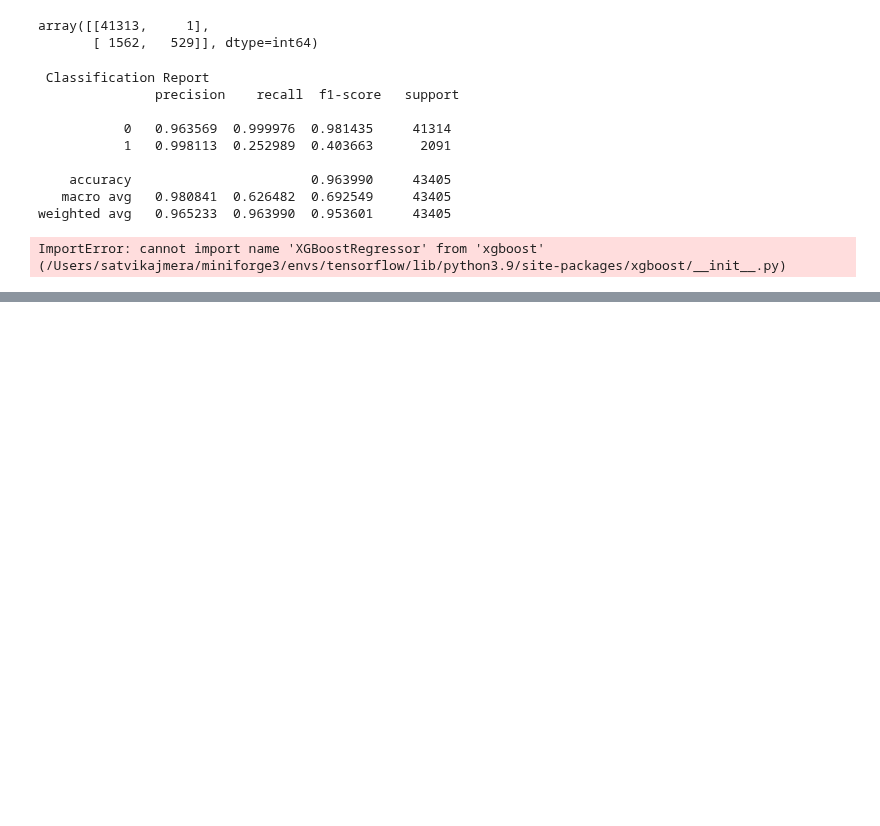
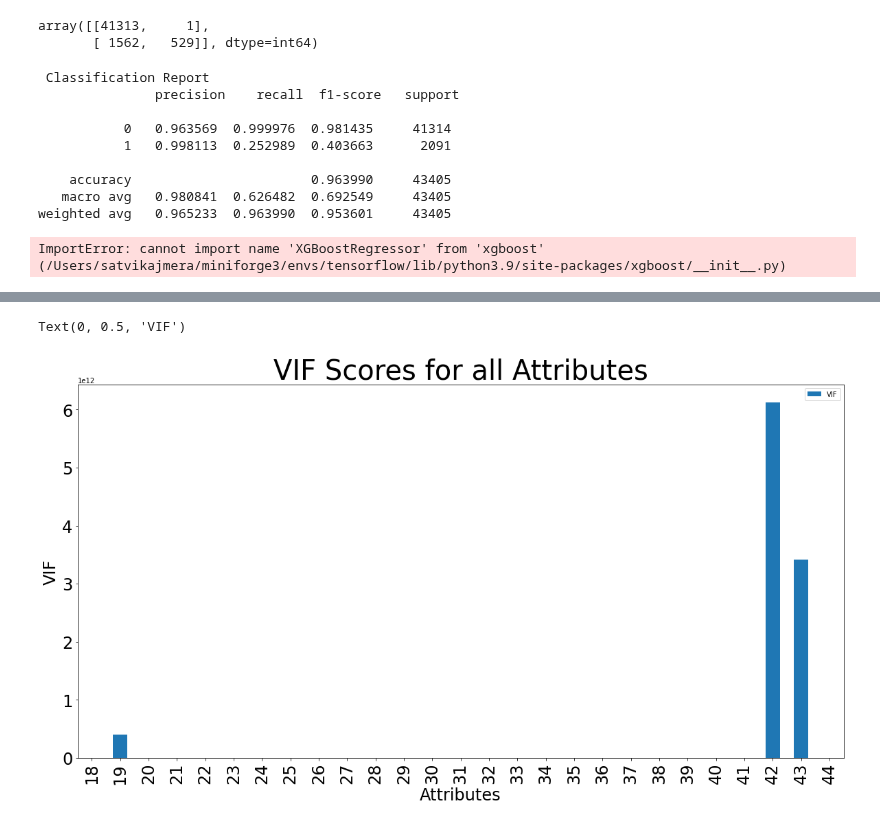
Before and after one commit to scottdyl/qtw, a Jupyter notebook: case study 4/Model_D_V2.ipynb, the cells around one changed output, grey strips where cells are left out. Saved outputs shown, nothing was run; the diff lists cells and outputs as text; code cells hidden in the pictures; blank space fills up the shorter version.

```diff
--- a/case study 4/Model_D_V2.ipynb
+++ b/case study 4/Model_D_V2.ipynb
@@ -264,3 +267,16 @@ weighted avg   0.965233  0.963990  0.953601     43405
 from xgboost import XGBoostRegressor
 # %% [output]
 ImportError: cannot import name 'XGBoostRegressor' from 'xgboost' (/Users/satvikajmera/miniforge3/envs/tensorflow/lib/python3.9/site-packages/xgboost/__init__.py)
+# %%
+from statsmodels.stats.outliers_influence import variance_inflation_factor
+
+
+# VIF dataframe
+vif_data = pd.DataFrame()
+vif_data["feature"] = X_imp_df.columns
+
+# calculating VIF for each feature
+vif_data["VIF"] = [variance_inflation_factor(X_imp_df.values, i)
+                          for i in range(len(X_imp_df.columns))]
+
+print(vif_data)
@@ -266,0 +298,10 @@ ImportError: cannot import name 'XGBoostRegressor' from 'xgboost' (/Users/satvik
+# %%
+vif_data_short = vif_data[18:45]
+ax = vif_data_short.plot.bar(title = 'VIF Scores for all Attributes'
+,figsize = (20,10),fontsize=24)
+ax.title.set_size(40)
+ax.set_xlabel('Attributes',fontsize = 24)
+ax.set_ylabel('VIF',fontsize = 24)
+# %% [output]
+Text(0, 0.5, 'VIF')
+[figure, added]
```
Also changed, not shown: parts of 9 cells of this notebook, 2 other files.
